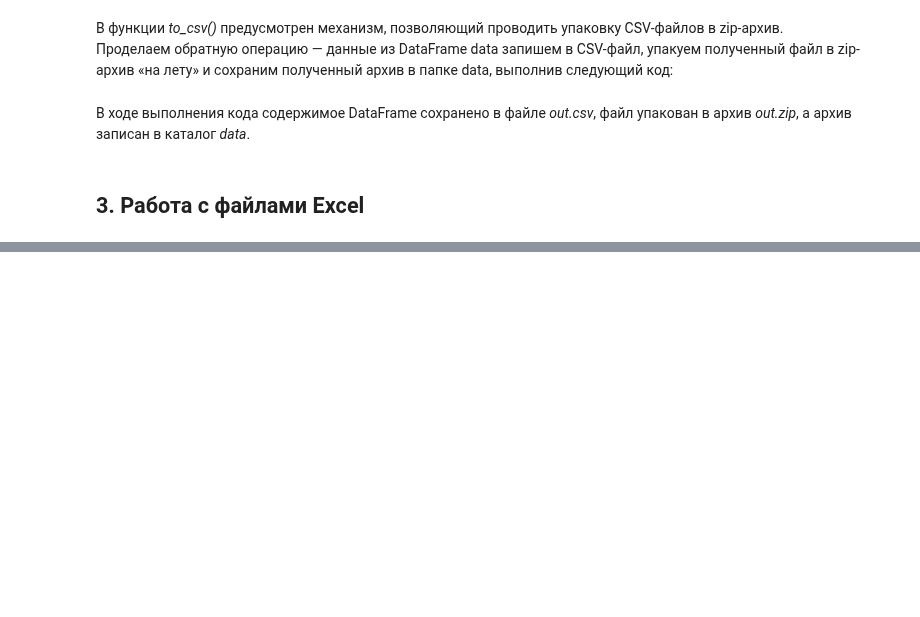
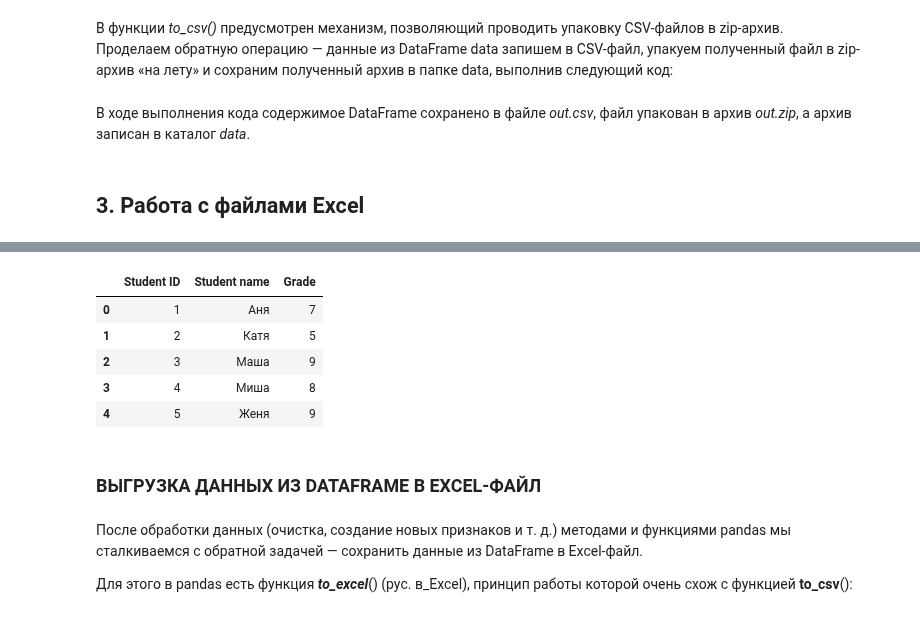
Before and after one commit to Ryba4koff/SkillFactore_DataScience, a Jupyter notebook: PYTHON-16. Как выгружать данные из файлов разных форматов/Как выгружать данные из файлов разных форматов.ipynb, the cells around one changed output, grey strips where cells are left out. Drawn from its saved outputs; the diff is of its cells as text; code cells hidden in the pictures; blank space fills up the shorter version.

```diff
--- a/PYTHON-16. Как выгружать данные из файлов разных форматов/Как выгружать данные из файлов разных форматов.ipynb
+++ b/PYTHON-16. Как выгружать данные из файлов разных форматов/Как выгружать данные из файлов разных форматов.ipynb
@@ -221,0 +286,16 @@ data.to_csv('data/out.zip', index=False, compression=compression_opts)
+# %%
+grades = pd.read_excel('data/grades.xlsx', sheet_name='ML')
+display(grades.head())
+# %% [output]
+|  | Student ID | Student name | Grade |
+| 0 | 1 | Аня | 7 |
+| 1 | 2 | Катя | 5 |
+| 2 | 3 | Маша | 9 |
+| 3 | 4 | Миша | 8 |
+| 4 | 5 | Женя | 9 |
+# %% [markdown]
+### ВЫГРУЗКА ДАННЫХ ИЗ DATAFRAME В EXCEL-ФАЙЛ
+# %% [markdown]
+После обработки данных (очистка, создание новых признаков и т. д.) методами и функциями pandas мы сталкиваемся с обратной задачей — сохранить данные из DataFrame в Excel-файл.
+
+Для этого в pandas есть функция ***to_excel***() (рус. в_Excel), принцип работы которой очень схож с функцией **to_csv**():
```
Also changed, not shown: parts of 12 cells of this notebook, 3 other files.
